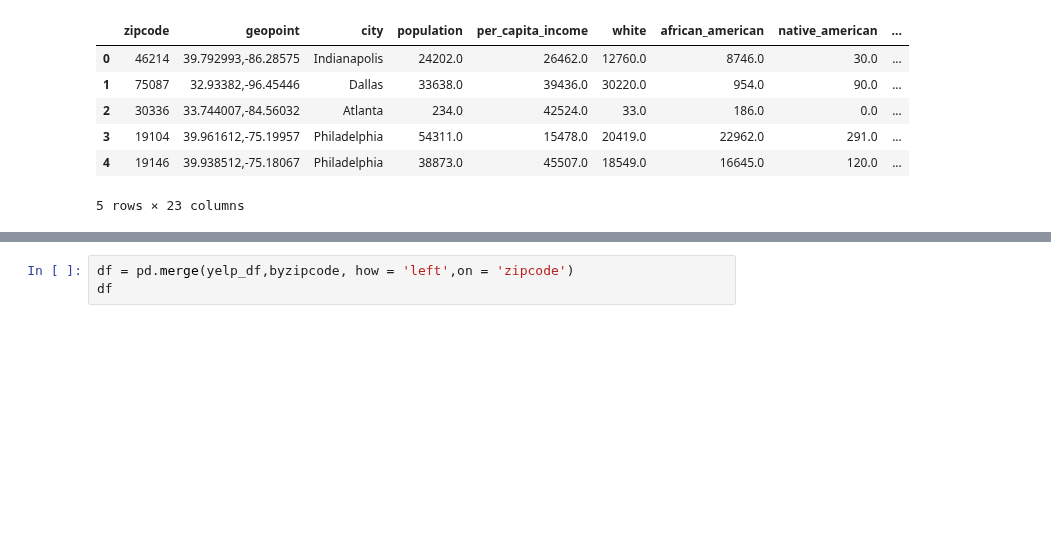
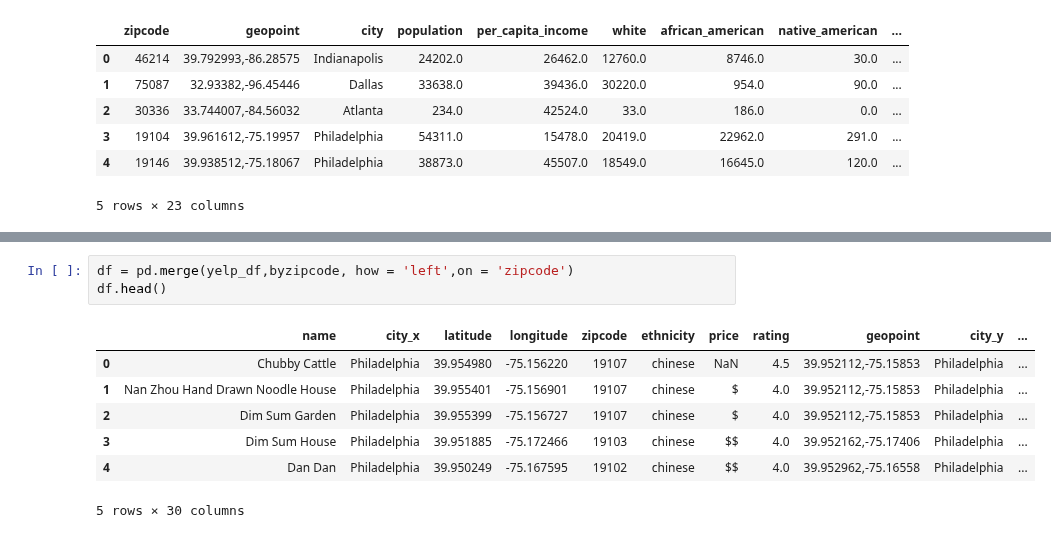
Before and after one commit to DPintacasi/teamcobra_project1, a Jupyter notebook: Scripts/final_analysis.ipynb, the cells around one changed output, grey strips where cells are left out. Drawn from its saved outputs; the diff is of its cells as text; blank space fills up the shorter version.

```diff
--- a/Scripts/final_analysis.ipynb
+++ b/Scripts/final_analysis.ipynb
@@ -46,6 +61,14 @@ FileNotFoundError: [Errno 2] File ../Output/Data/seattle_restaurants.csv does no
 # %%
 df = pd.merge(yelp_df,byzipcode, how = 'left',on = 'zipcode')
-df
+df.head()
+# %% [output]
+|  | name | city_x | latitude | longitude | zipcode | ethnicity | price | rating | geopoint | city_y | ... |
+| 0 | Chubby Cattle | Philadelphia | 39.954980 | -75.156220 | 19107 | chinese | NaN | 4.5 | 39.952112,-75.15853 | Philadelphia | ... |
+| 1 | Nan Zhou Hand Drawn Noodle House | Philadelphia | 39.955401 | -75.156901 | 19107 | chinese | $ | 4.0 | 39.952112,-75.15853 | Philadelphia | ... |
+| 2 | Dim Sum Garden | Philadelphia | 39.955399 | -75.156727 | 19107 | chinese | $ | 4.0 | 39.952112,-75.15853 | Philadelphia | ... |
+| 3 | Dim Sum House | Philadelphia | 39.951885 | -75.172466 | 19103 | chinese | $$ | 4.0 | 39.952162,-75.17406 | Philadelphia | ... |
+| 4 | Dan Dan | Philadelphia | 39.950249 | -75.167595 | 19102 | chinese | $$ | 4.0 | 39.952962,-75.16558 | Philadelphia | ... |
+5 rows × 30 columns
 # %%
 #zipcodes where there is no census data or is not actually part of the city
 df[df['city_y'].isnull()]['zipcode'].unique()
```
Also changed, not shown: parts of 11 cells of this notebook, 1 other file.
